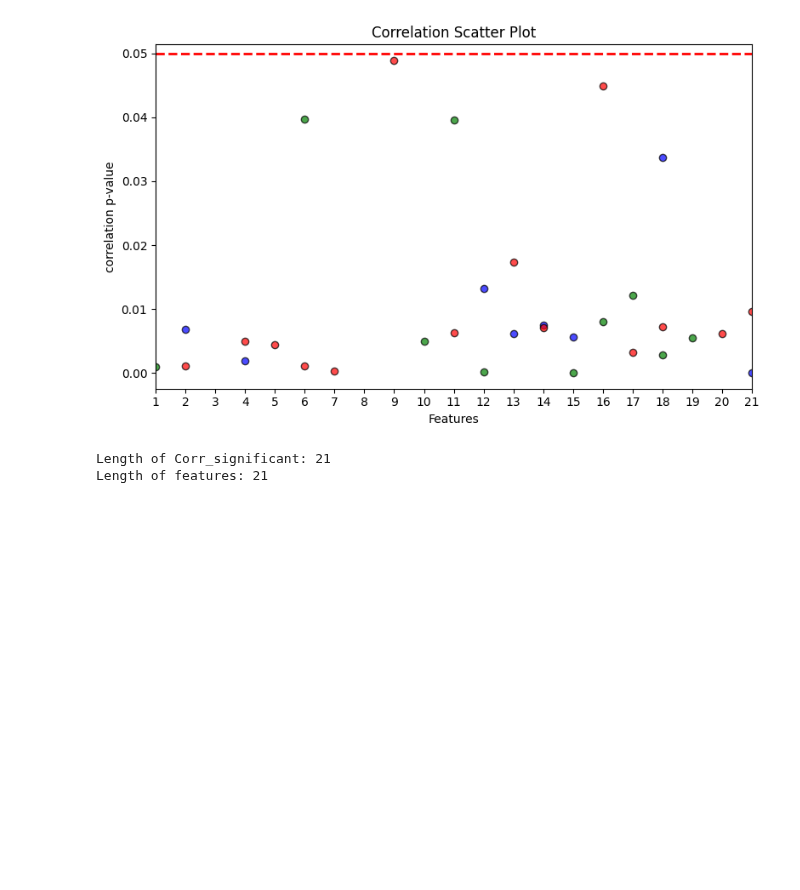
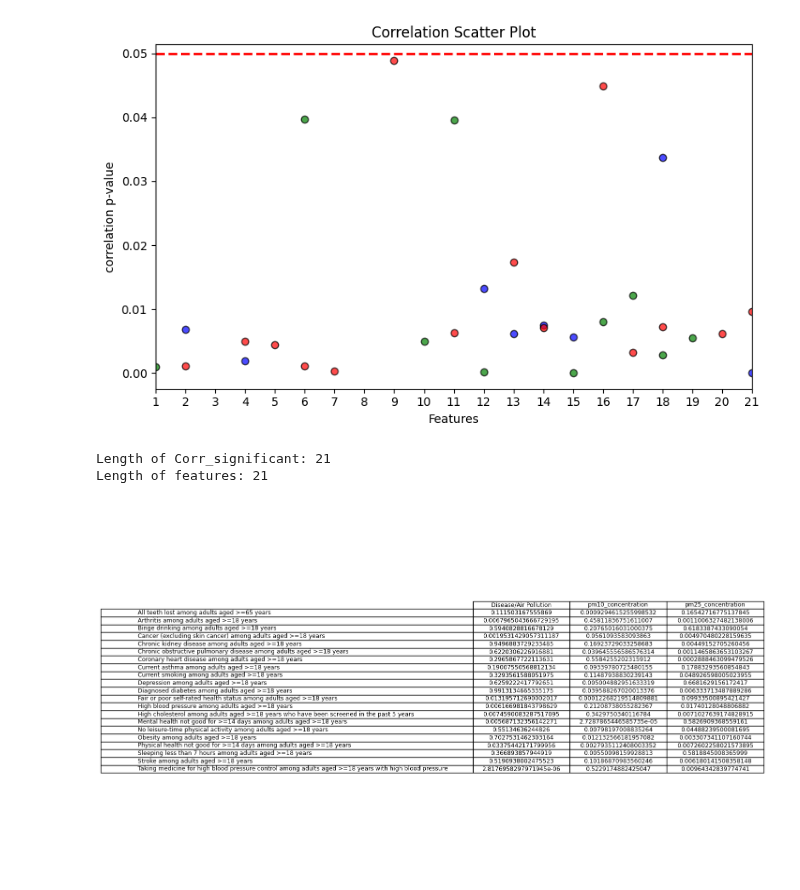
Before and after one commit to filoooooonov/pse-project, a Jupyter notebook: project.ipynb, the cells around one changed output. Cells and saved outputs as stored; diff of their text form; code cells hidden in the pictures; blank space fills up the shorter version.

Commit message:
added full correlation computer plus visualisation

```diff
--- a/project.ipynb
+++ b/project.ipynb
@@ -346,3 +346,21 @@ print("Length of features:", len(features))
 [figure]
 Length of Corr_significant: 21
 Length of features: 21
+# %%
+correlation_df= pd.DataFrame(Corr, index=disease_columns, columns=pollutants)
+
+fig, ax = plt.subplots(figsize=(8, 10))
+ax.axis('tight')
+ax.axis('off')
+
+# Ensure row labels are correctly defined
+ax.table(
+    cellText=correlation_df.values,
+    colLabels=["Disease/Air Pollution"] + pollutants,
+    rowLabels=correlation_df.index,  # Fix: Use the correct row labels
+    cellLoc='center',
+    loc='center'
+)
+plt.show()
+# %% [output]
+[figure, added]
```
Also changed, not shown: parts of 1 cell of this notebook.
